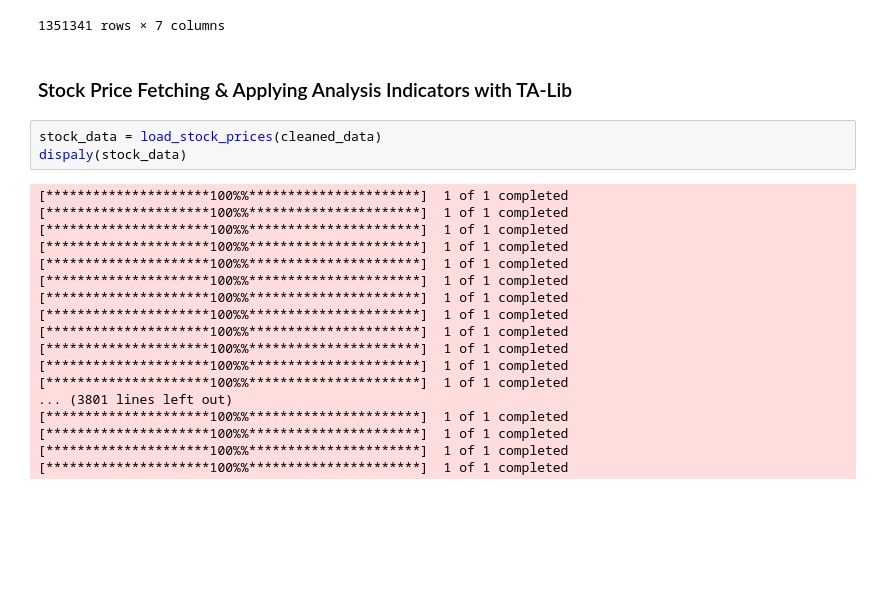
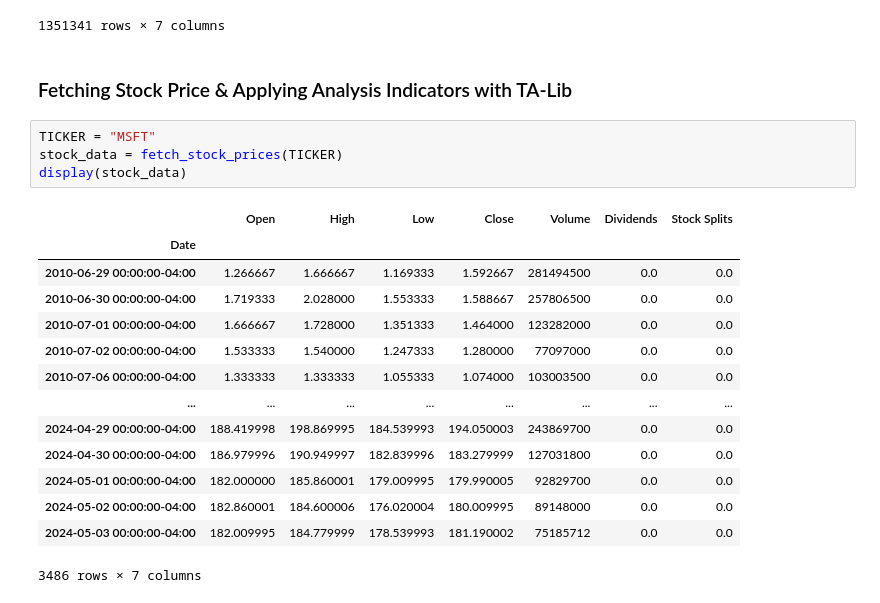
Before and after one commit to Daniel-Andarge/nova-financial-analysis, a Jupyter notebook: notebooks/1.0-final-data-exploration.ipynb, the cells around one changed output. Drawn from its saved outputs; the diff is of its cells as text; blank space fills up the shorter version.

```diff
--- a/notebooks/1.0-final-data-exploration.ipynb
+++ b/notebooks/1.0-final-data-exploration.ipynb
@@ -332,26 +334,24 @@ display(sentiment_scores)
 | 1351340 | 1413848 | china zenix auto international op... | https://www.benzinga.com/news/ipo... | Allie Wickman | 2011-05-12 | ZX | 0.0000 |
 1351341 rows × 7 columns
 # %% [markdown]
-### Stock Price Fetching & Applying Analysis Indicators with TA-Lib
+###  Fetching Stock Price & Applying Analysis Indicators with TA-Lib
-# %%
-stock_data = load_stock_prices(cleaned_data)
-dispaly(stock_data)
-# %% [output]
-[*********************100%%**********************]  1 of 1 completed
-[*********************100%%**********************]  1 of 1 completed
-[*********************100%%**********************]  1 of 1 completed
-[*********************100%%**********************]  1 of 1 completed
-[*********************100%%**********************]  1 of 1 completed
-[*********************100%%**********************]  1 of 1 completed
-[*********************100%%**********************]  1 of 1 completed
-[*********************100%%**********************]  1 of 1 completed
-[*********************100%%**********************]  1 of 1 completed
-[*********************100%%**********************]  1 of 1 completed
-[*********************100%%**********************]  1 of 1 completed
-[*********************100%%**********************]  1 of 1 completed
-... (3801 lines left out)
-[*********************100%%**********************]  1 of 1 completed
-[*********************100%%**********************]  1 of 1 completed
-[*********************100%%**********************]  1 of 1 completed
-[*********************100%%**********************]  1 of 1 completed
+# %%
+TICKER = "MSFT"
+stock_data = fetch_stock_prices(TICKER)
+display(stock_data)
+# %% [output]
+|  | Open | High | Low | Close | Volume | Dividends | Stock Splits |
+| Date |  |  |  |  |  |  |  |
+| 2010-06-29 00:00:00-04:00 | 1.266667 | 1.666667 | 1.169333 | 1.592667 | 281494500 | 0.0 | 0.0 |
+| 2010-06-30 00:00:00-04:00 | 1.719333 | 2.028000 | 1.553333 | 1.588667 | 257806500 | 0.0 | 0.0 |
+| 2010-07-01 00:00:00-04:00 | 1.666667 | 1.728000 | 1.351333 | 1.464000 | 123282000 | 0.0 | 0.0 |
+| 2010-07-02 00:00:00-04:00 | 1.533333 | 1.540000 | 1.247333 | 1.280000 | 77097000 | 0.0 | 0.0 |
+| 2010-07-06 00:00:00-04:00 | 1.333333 | 1.333333 | 1.055333 | 1.074000 | 103003500 | 0.0 | 0.0 |
+| ... | ... | ... | ... | ... | ... | ... | ... |
+| 2024-04-29 00:00:00-04:00 | 188.419998 | 198.869995 | 184.539993 | 194.050003 | 243869700 | 0.0 | 0.0 |
+| 2024-04-30 00:00:00-04:00 | 186.979996 | 190.949997 | 182.839996 | 183.279999 | 127031800 | 0.0 | 0.0 |
+| 2024-05-01 00:00:00-04:00 | 182.000000 | 185.860001 | 179.009995 | 179.990005 | 92829700 | 0.0 | 0.0 |
+| 2024-05-02 00:00:00-04:00 | 182.860001 | 184.600006 | 176.020004 | 180.009995 | 89148000 | 0.0 | 0.0 |
+| 2024-05-03 00:00:00-04:00 | 182.009995 | 184.779999 | 178.539993 | 181.190002 | 75185712 | 0.0 | 0.0 |
+3486 rows × 7 columns
 # %% [markdown]
```
Also changed, not shown: parts of 5 cells of this notebook, 2 other files.
